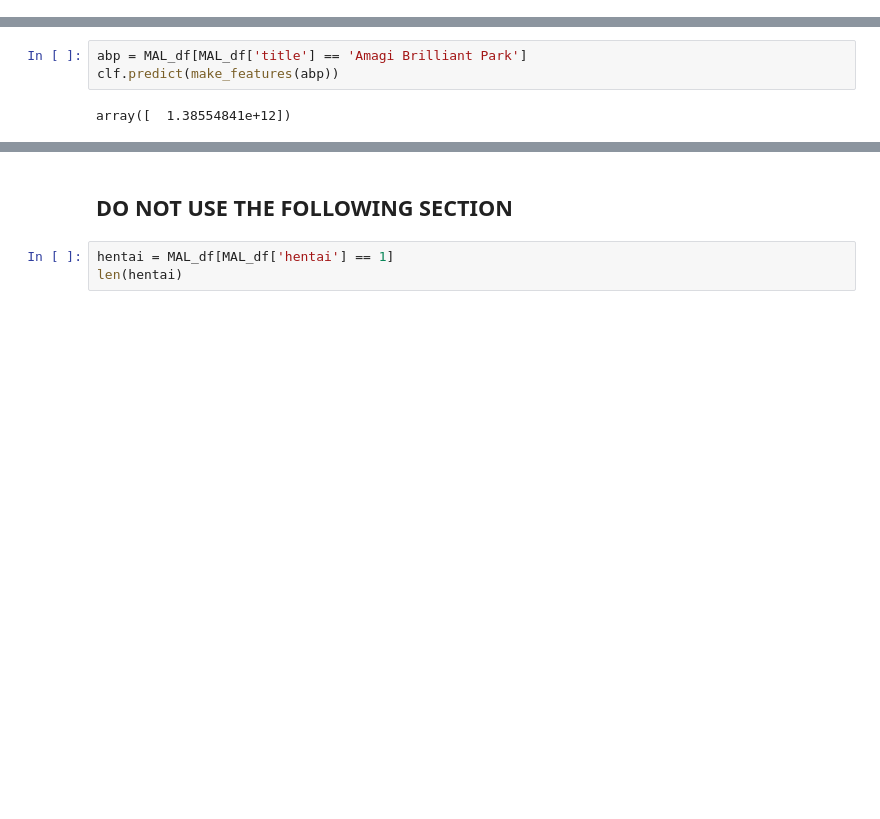
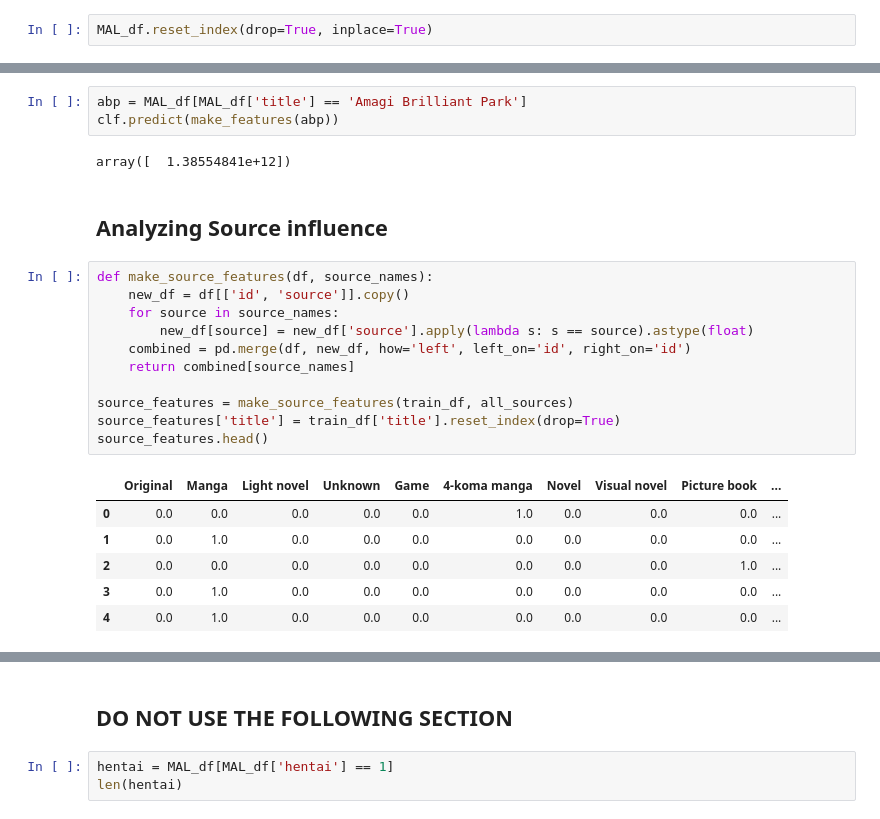
Before and after one commit to FourSwordKirby/MALDataScience, a Jupyter notebook: more_stats.ipynb, the cells around one changed output, grey strips where cells are left out. Saved outputs shown, nothing was run; the diff lists cells and outputs as text; blank space fills up the shorter version.

```diff
--- a/more_stats.ipynb
+++ b/more_stats.ipynb
@@ -75,3 +75,5 @@ MAL_df['studios'] = MAL_df['studios'].apply(fix_studios)
 # %%
 MAL_df['norm_score'] = (MAL_df['score'] - 1.0) / 9.0
 MAL_df['bayes_score'] = (MAL_df['norm_score']*MAL_df['score_users'] + 1.0) / (MAL_df['score_users'] + 2.0)
+# %%
+MAL_df.reset_index(drop=True, inplace=True)
@@ -681,3 +672,23 @@ abp = MAL_df[MAL_df['title'] == 'Amagi Brilliant Park']
 clf.predict(make_features(abp))
 # %% [output]
 array([  1.38554841e+12])
+# %% [markdown]
+## Analyzing Source influence
+# %%
+def make_source_features(df, source_names):
+    new_df = df[['id', 'source']].copy()
+    for source in source_names:
+        new_df[source] = new_df['source'].apply(lambda s: s == source).astype(float)
+    combined = pd.merge(df, new_df, how='left', left_on='id', right_on='id')
+    return combined[source_names]
+
+source_features = make_source_features(train_df, all_sources)
+source_features['title'] = train_df['title'].reset_index(drop=True)
+source_features.head()
+# %% [output]
+|  | Original | Manga | Light novel | Unknown | Game | 4-koma manga | Novel | Visual novel | Picture book | ... |
+| 0 | 0.0 | 0.0 | 0.0 | 0.0 | 0.0 | 1.0 | 0.0 | 0.0 | 0.0 | ... |
+| 1 | 0.0 | 1.0 | 0.0 | 0.0 | 0.0 | 0.0 | 0.0 | 0.0 | 0.0 | ... |
+| 2 | 0.0 | 0.0 | 0.0 | 0.0 | 0.0 | 0.0 | 0.0 | 0.0 | 1.0 | ... |
+| 3 | 0.0 | 1.0 | 0.0 | 0.0 | 0.0 | 0.0 | 0.0 | 0.0 | 0.0 | ... |
+| 4 | 0.0 | 1.0 | 0.0 | 0.0 | 0.0 | 0.0 | 0.0 | 0.0 | 0.0 | ... |
```
Also changed, not shown: parts of 11 cells of this notebook.
